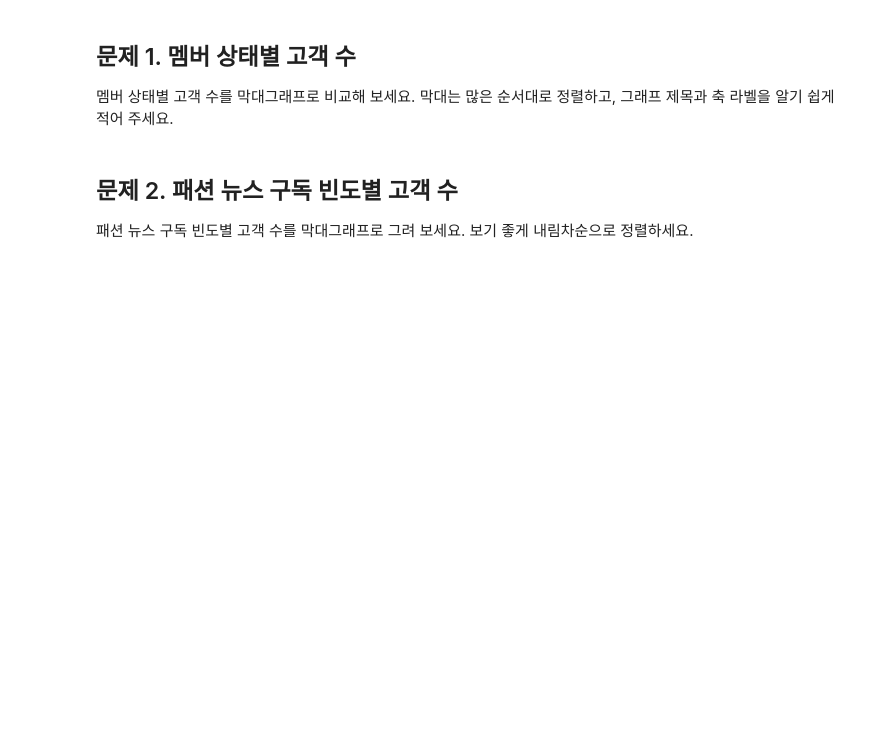
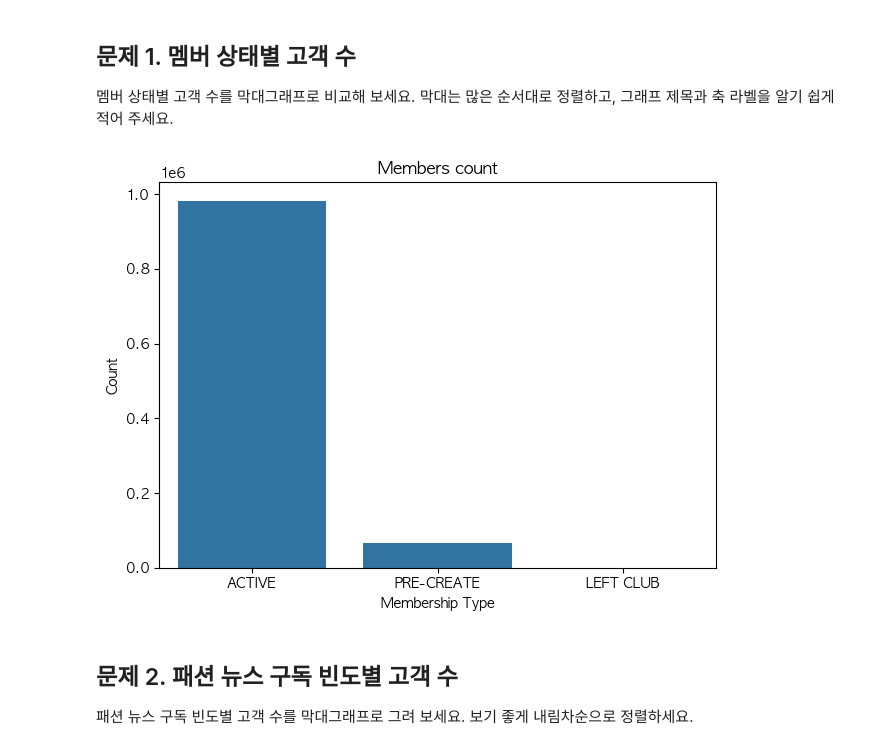
Before and after one commit to Magpie-Jo/Sparta, a Jupyter notebook: Camp/Pandas/pd_Basic 세션 미니 과제/4회차 미니과제/h&m 문제(판다스+시각화).ipynb, the cells around one changed output. Drawn from its saved outputs; the diff is of its cells as text; code cells hidden in the pictures; blank space fills up the shorter version.

```diff
--- a/Camp/Pandas/pd_Basic 세션 미니 과제/4회차 미니과제/h&m 문제(판다스+시각화).ipynb
+++ b/Camp/Pandas/pd_Basic 세션 미니 과제/4회차 미니과제/h&m 문제(판다스+시각화).ipynb
@@ -7,8 +7,12 @@
 import pandas as pd
 import seaborn as sns
 import matplotlib.pyplot as plt
+import os
 
-plt.rcParams["font.family"] = "Malgun Gothic"  # Mac은 AppleGothic 권장
+if os.name == 'nt':
+    plt.rcParams["font.family"] = "Malgun Gothic"  # Windows 폰트 설정
+elif os.name == 'posix':
+    plt.rcParams["font.family"] = "AppleGothic"  # Mac 폰트 설정
 plt.rcParams["axes.unicode_minus"] = False
 %matplotlib inline
 
@@ -20,7 +31,14 @@ hm.head()
 ## 문제 1. 멤버 상태별 고객 수
 멤버 상태별 고객 수를 막대그래프로 비교해 보세요. 막대는 많은 순서대로 정렬하고, 그래프 제목과 축 라벨을 알기 쉽게 적어 주세요.
 # %%
-## 여기에 코드를 작성하세요.
+sns.countplot(data = hm, x='club_member_status')
+plt.title('Members count')
+plt.xlabel('Membership Type')
+plt.ylabel('Count')
+plt.tight_layout()
+plt.show()
+# %% [output]
+[figure, added]
 # %% [markdown]
 ## 문제 2. 패션 뉴스 구독 빈도별 고객 수
 패션 뉴스 구독 빈도별 고객 수를 막대그래프로 그려 보세요. 보기 좋게 내림차순으로 정렬하세요.
```
Also changed, not shown: parts of 13 cells of this notebook, 1 other file.
